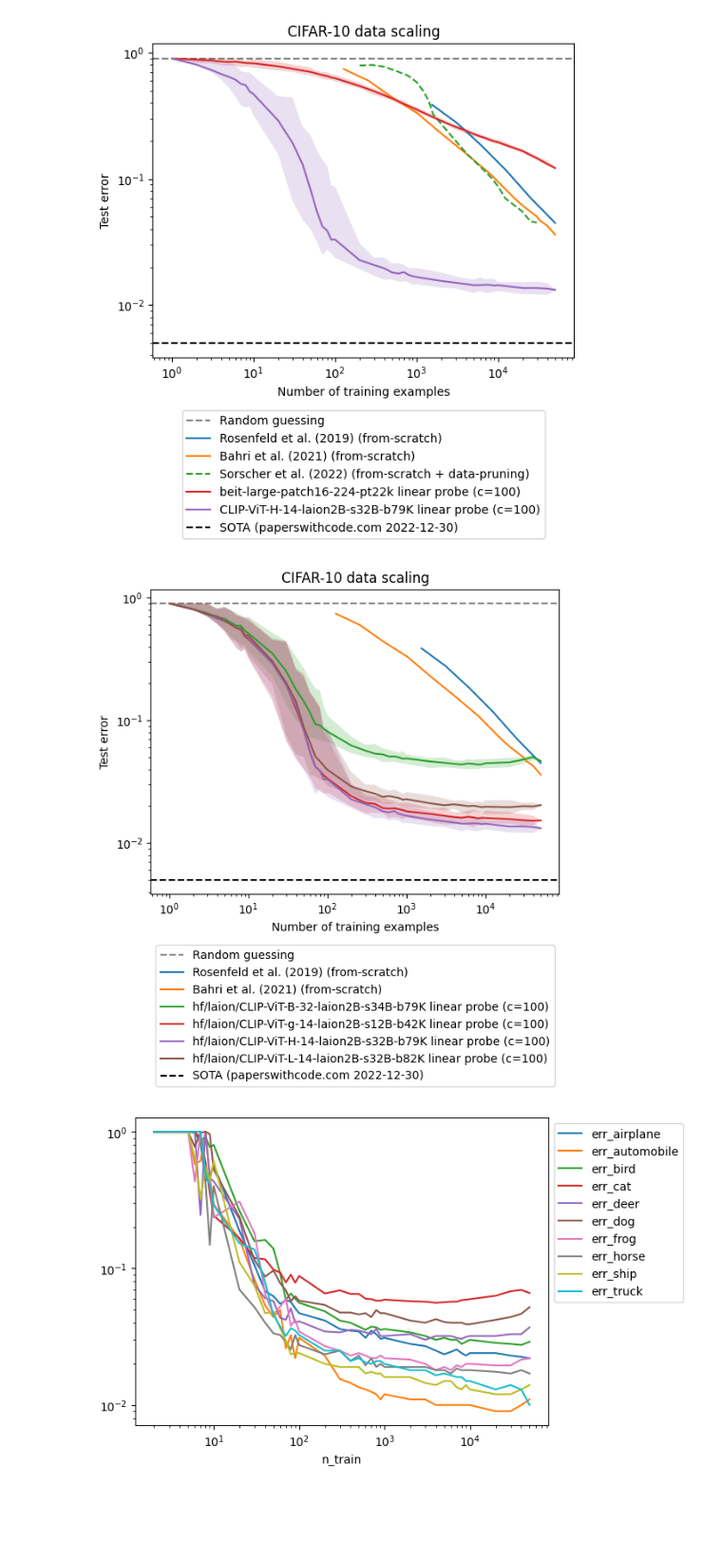
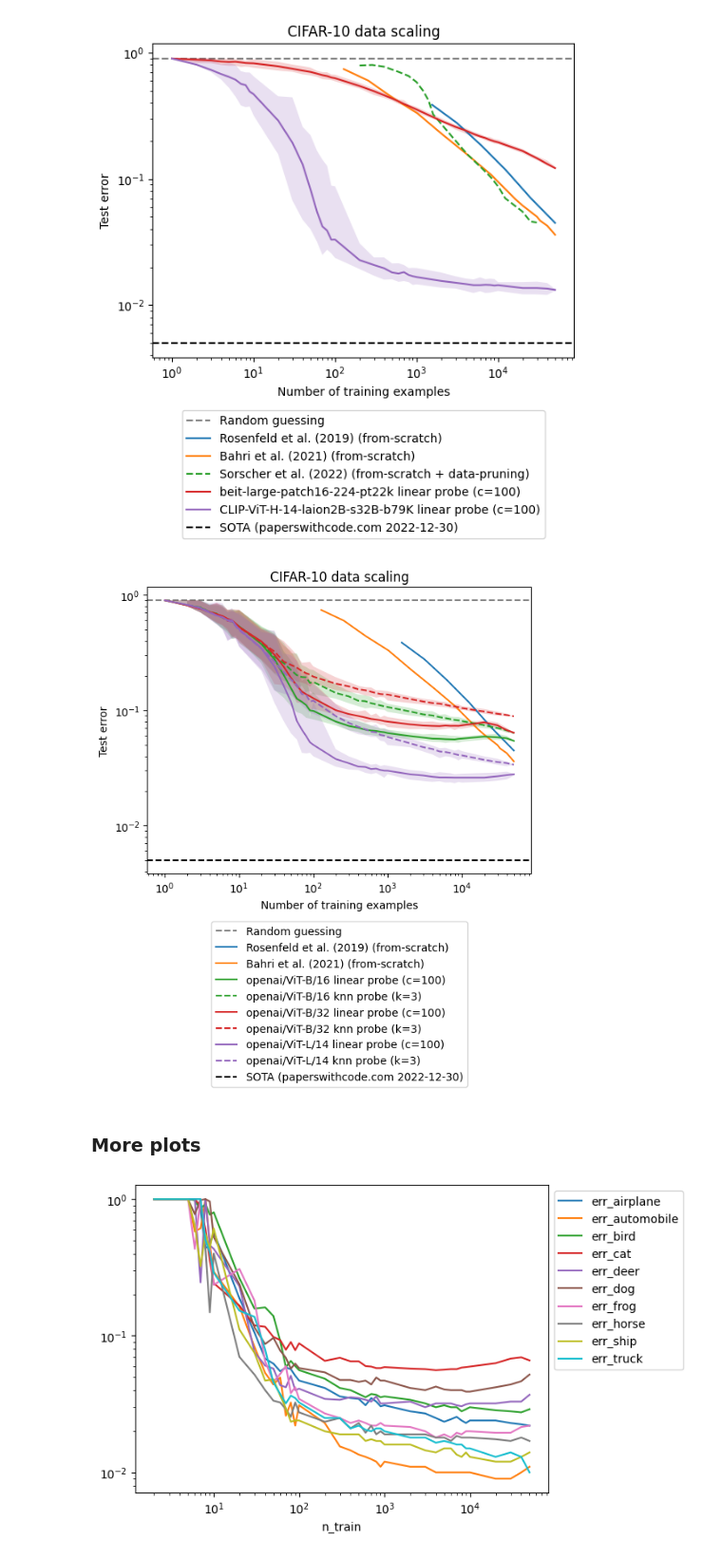
Before and after one commit to ed1d1a8d/scaling, a Jupyter notebook: notebooks/scaling-compare/cifar10.ipynb, the cells around one changed output. Shown at 95% size. Drawn from its saved outputs; the diff is of its cells as text; code cells hidden in the pictures; blank space fills up the shorter version.

```diff
--- a/notebooks/scaling-compare/cifar10.ipynb
+++ b/notebooks/scaling-compare/cifar10.ipynb
@@ -166,7 +220,9 @@ def plot_wandb_df(
         edgecolor="none",
         zorder=ax.lines[-1].get_zorder() - 1,
     )
+    return ax
 
+plt.figure(figsize=(4,2))
 embedder_id = "openai/ViT-L/14"
 plot_wandb_df(
     df,
@@ -287,44 +438,58 @@ plt.plot(
 )
 
 for embedder_id in (
-    "hf/laion/CLIP-ViT-B-32-laion2B-s34B-b79K",
-    "hf/laion/CLIP-ViT-g-14-laion2B-s12B-b42K",
-    "hf/laion/CLIP-ViT-H-14-laion2B-s32B-b79K",
-    "hf/laion/CLIP-ViT-L-14-laion2B-s32B-b82K",
-    # "openai/ViT-B/16",
-    # "openai/ViT-B/32",
-    # "openai/ViT-L/14",
+    # "hf/laion/CLIP-ViT-B-32-laion2B-s34B-b79K",
+    # "hf/laion/CLIP-ViT-g-14-laion2B-s12B-b42K",
+    # "hf/laion/CLIP-ViT-H-14-laion2B-s32B-b79K",
+    # "hf/laion/CLIP-ViT-L-14-laion2B-s32B-b82K",
+    "openai/ViT-B/16",
+    "openai/ViT-B/32",
+    "openai/ViT-L/14",
     # "openai/ViT-L/14@336px",
 ):
-    plot_wandb_df(
+    ax = plot_wandb_df(
         df,
         query=f"embedder_id == '{embedder_id}' & probe == 'linear' & per_class == False",
         label=f"{embedder_id} linear probe (c=100)",
     )
+    prev_color = ax.lines[-1].get_color()
+
+    ax = plot_wandb_df(
+        df,
+        query=f"embedder_id == '{embedder_id}' & probe == 'knn' & per_class == False",
+        label=f"{embedder_id} knn probe (k=3)",
+        linestyle="--",
+        color=prev_color,
+    )
+    prev_color = ax.lines[-1].get_color()
 
 # https://paperswithcode.com/sota/image-classification-on-cifar-10
 plt.axhline(
     1 - 0.995,
     color="k",
     linestyle="--",
     label="SOTA (paperswithcode.com 2022-12-30)",
     zorder=-10,
 )
 
 plt.title(f"CIFAR-10 data scaling")
 
 plt.xscale("log")
 plt.yscale("log")
+# plt.yscale("symlog", linthresh=9e-3)
+# plt.ylim(-1e-3, 1.1)
 plt.xlabel("Number of training examples")
 plt.ylabel(f"Test error")
 
 # Plot legend underneath plot
 plt.legend(
     loc="upper center",
     bbox_to_anchor=(0.5, -0.15),
     ncol=1,
 )
 plt.show()
 # %% [output]
-[figure, old version]
+[figure, new version]
+# %% [markdown]
+### More plots
 # %%
```
Also changed, not shown: parts of 13 cells of this notebook.
